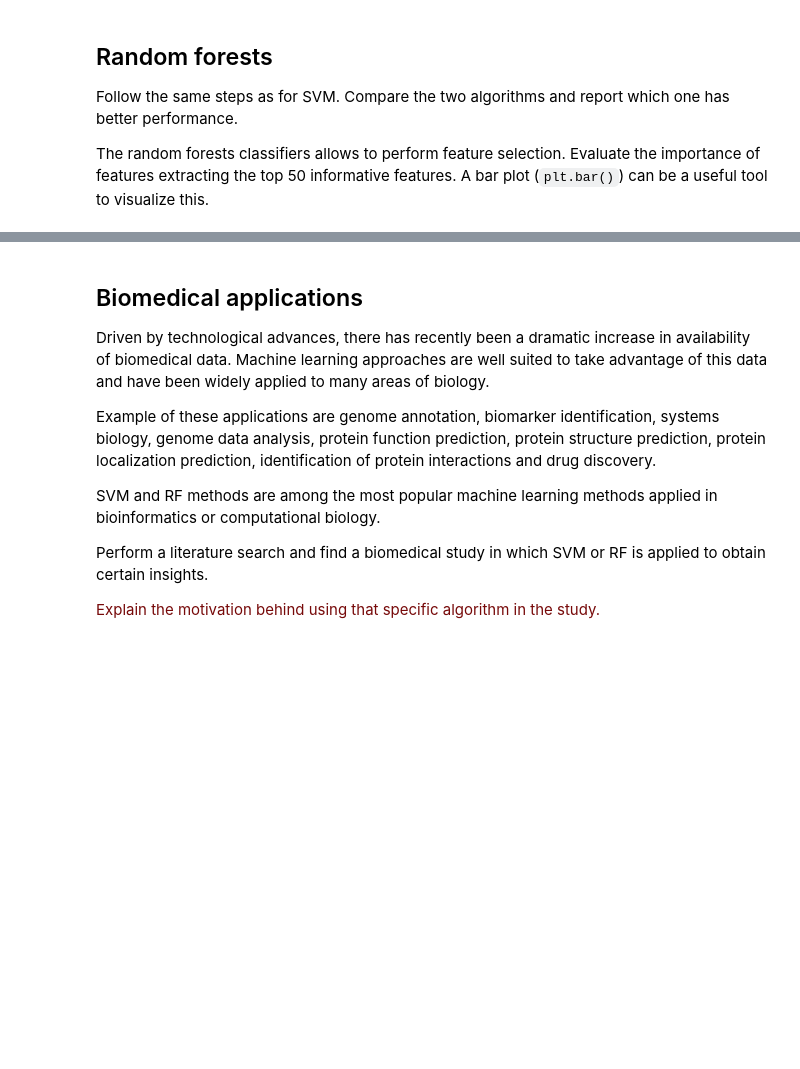
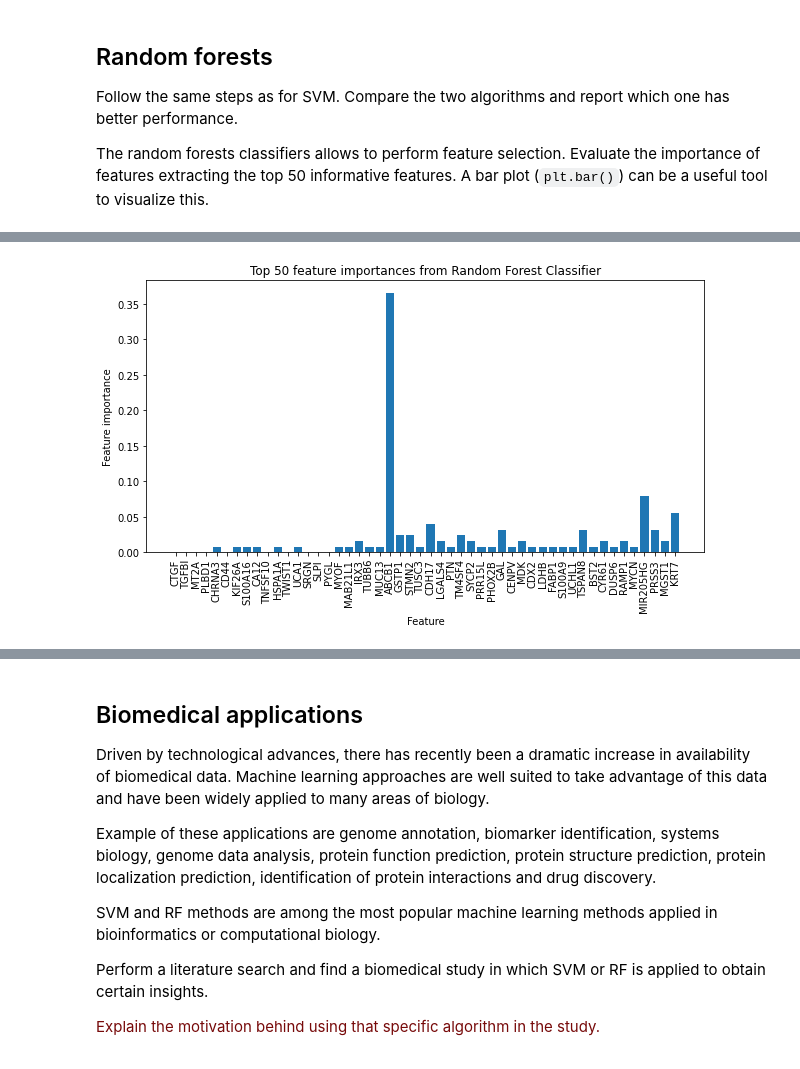
Before and after one commit to Pacmega/8dm50-machine-learning, a Jupyter notebook: practicals/week_5.ipynb, the cells around one changed output, grey strips where cells are left out. Saved outputs shown, nothing was run; the diff lists cells and outputs as text; code cells hidden in the pictures; blank space fills up the shorter version.

```diff
--- a/practicals/week_5.ipynb
+++ b/practicals/week_5.ipynb
@@ -279,3 +284,23 @@ The calculated precision can also be found in the precision column in the row ma
 Follow the same steps as for SVM. Compare the two algorithms and report which one has better performance.
 
 The random forests classifiers allows to perform feature selection. Evaluate the importance of features extracting the top 50 informative features. A bar plot (`plt.bar()`) can be a useful tool to visualize this.
+# %%
+from sklearn.ensemble import RandomForestClassifier
+
+pipeline = Pipeline([('scaler', StandardScaler()),
+                     ('rf', RandomForestClassifier())])
+
+n_est = np.linspace(10,150, 25, dtype=int)
+max_depth = np.linspace(1,25, 10, dtype=int)
+max_feats = [0.5, 1.0, 'sqrt', 'log2']
+
+cv_folds = 5
+
+params = {'rf__n_estimators': n_est, 'rf__max_depth': max_depth,
+          'rf__max_features': max_feats}
+
+# GridSearchCV automatically refits to the best found set of parameters
+gridsearch = GridSearchCV(pipeline, params, cv=cv_folds, n_jobs = -1,
+                          refit=True, verbose=2, scoring='average_precision')
+
+results = gridsearch.fit(gene_train, drug_train)
@@ -281,0 +335,21 @@ The random forests classifiers allows to perform feature selection. Evaluate the
+# %%
+importances = gridsearch.best_estimator_['rf'].feature_importances_
+
+numFeatures = 50
+
+idx = np.argpartition(importances, -numFeatures)[-numFeatures:]
+importances_sorted = importances[idx]
+names = np.array(gene_train.columns)
+names_sorted = names[idx]
+
+size = 10
+
+plt.figure(figsize=(size,size/2))
+plt.bar(names_sorted, importances_sorted)
+plt.xticks(rotation = 90);
+plt.title("Top 50 feature importances from Random Forest Classifier")
+plt.ylabel("Feature importance")
+plt.xlabel("Feature")
+plt.show()
+# %% [output]
+[figure, added]
```
Also changed, not shown: parts of 9 cells of this notebook.
